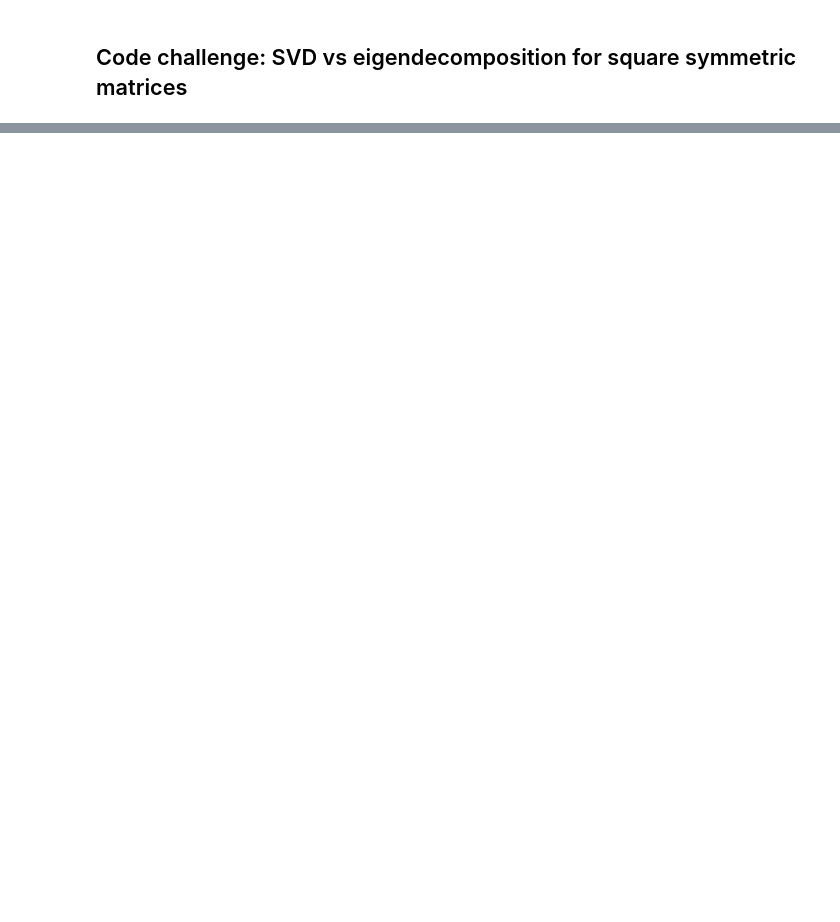
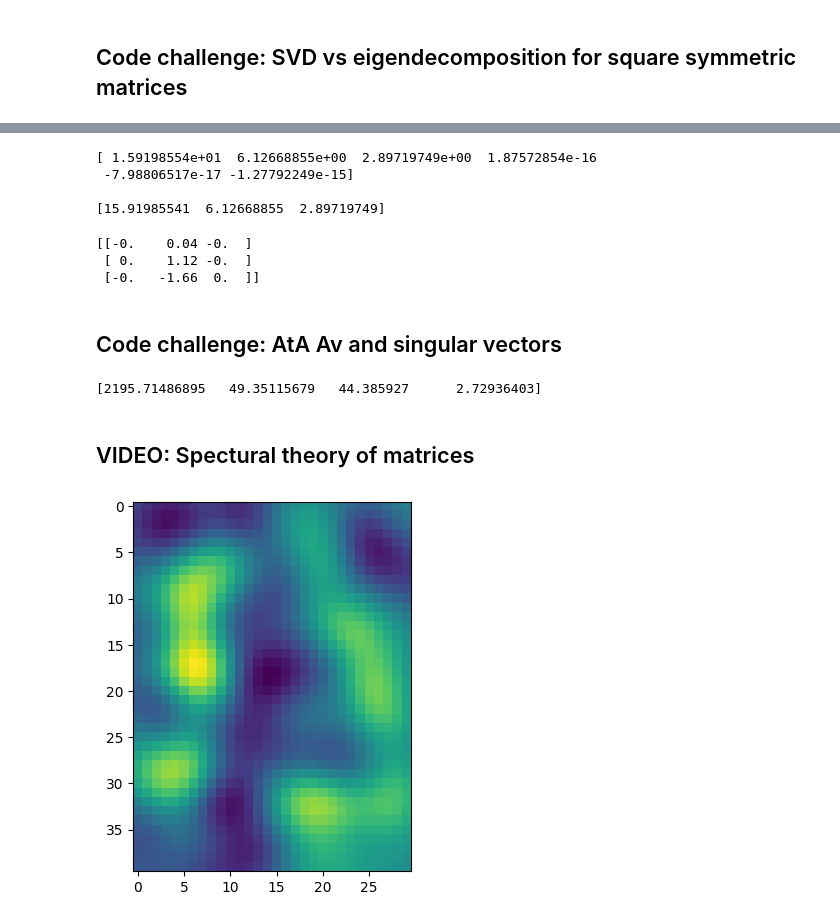
Before and after one commit to barzansaeedpour/foundations-of-machine-learning, a Jupyter notebook: 01_Mathematics-for-Machine-Learning/01_linear-algebra/01_linear-algebra.ipynb, the cells around one changed output, grey strips where cells are left out. Saved outputs shown, nothing was run; the diff lists cells and outputs as text; code cells hidden in the pictures; blank space fills up the shorter version.

```diff
--- a/01_Mathematics-for-Machine-Learning/01_linear-algebra/01_linear-algebra.ipynb
+++ b/01_Mathematics-for-Machine-Learning/01_linear-algebra/01_linear-algebra.ipynb
@@ -3425,0 +3500,55 @@ print(np.round(U-W,4))
+# %%
+#check the relationship between Ss and L
+print(L), print(' ')
+print(Ss**2)
+# %% [output]
+[ 1.59198554e+01  6.12668855e+00  2.89719749e+00  1.87572854e-16
+ -7.98806517e-17 -1.27792249e-15]
+
+[15.91985541  6.12668855  2.89719749]
+# %%
+#create U using only A,V,L
+U = np.zeros((m,m))
+for i in range(m):
+    U[:,i] = A@V[:,i].T/np.sqrt(L[i])
+
+#confirm that U == Us
+print(np.round(U+Us,2))
+# %% [output]
+[[-0.    0.04 -0.  ]
+ [ 0.    1.12 -0.  ]
+ [-0.   -1.66  0.  ]]
+# %% [markdown]
+## Code challenge: AtA Av and singular vectors
+# %%
+m = 4
+A = np.random.randn(m,m)
+AtA = A.T@A
+AAt = A@A.T
+U,s,V = np.linalg.svd(AtA)
+diffs = np.zeros(m)
+for i in range(m):
+    diffs[i] = sum((AAt@A@U[:,i] - A@U[:,i]+s[i])**2)
+print(diffs)
+# %% [output]
+[2195.71486895   49.35115679   44.385927      2.72936403]
+# %% [markdown]
+## VIDEO: Spectural theory of matrices
+# %%
+#matrix sizes
+import scipy.signal
+m = 40
+n = 30
+
+#define a 2D Gaussian for smoothing
+k = int((m+n)/4)
+xx = np.linspace(-3,3,k)
+[X,Y] = np.meshgrid(xx,xx)
+g2d = np.exp(-(X**2 + Y**2)/(k/8))
+
+#matrix
+A = scipy.signal.convolve2d(np.random.randn(m,n),g2d,'same')
+plt.imshow(A)
+plt.show()
+# %% [output]
+[figure, added]
```
Also changed, not shown: parts of 106 cells of this notebook.
